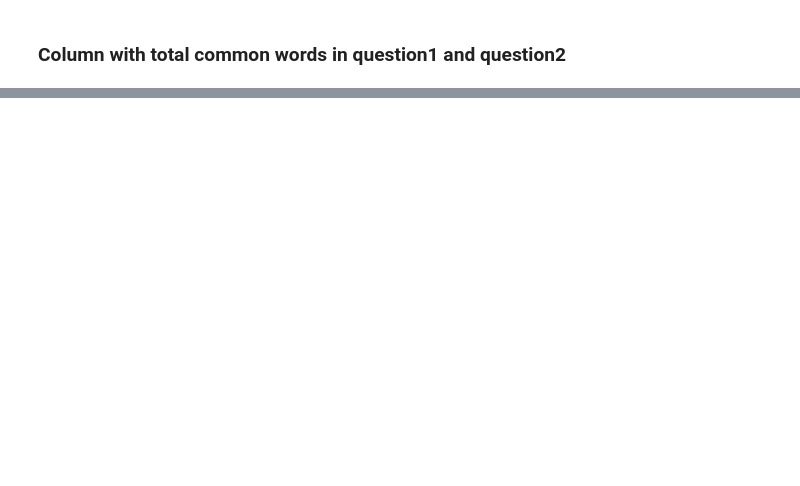
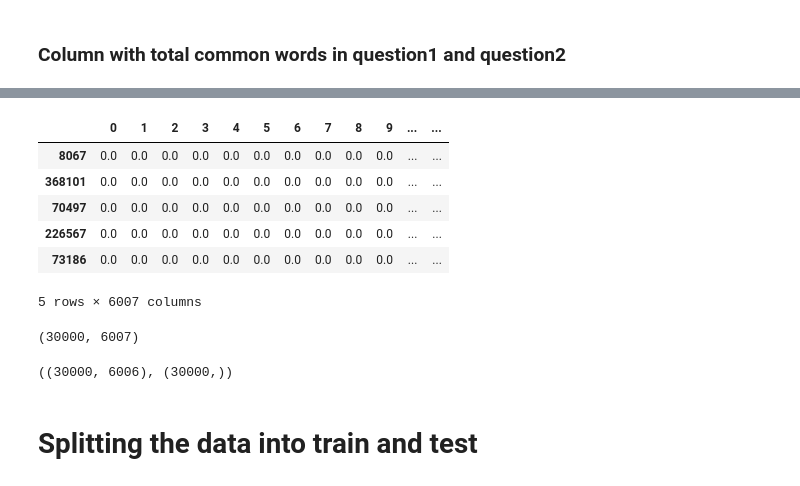
Before and after one commit to yash0307jain/quora-duplicate-question, a Jupyter notebook: model_with_feature_engineering.ipynb, the cells around one changed output, grey strips where cells are left out. Cells and saved outputs as stored; diff of their text form; code cells hidden in the pictures; blank space fills up the shorter version.

```diff
--- a/model_with_feature_engineering.ipynb
+++ b/model_with_feature_engineering.ipynb
@@ -90,0 +136,10 @@ df_train.head()
+# %%
+from sklearn.feature_extraction.text import TfidfVectorizer
+tfidf = TfidfVectorizer(max_features=3000)
+# %%
+questions = list(df_train['clean_question1']) + list(df_train['clean_question2'])
+q1_arr, q2_arr = np.vsplit(tfidf.fit_transform(questions).toarray(), 2)
+# %%
+q1 = pd.DataFrame(q1_arr, index=df_train.index)
+q2 = pd.DataFrame(q2_arr, index=df_train.index)
+df = pd.concat([q1, q2], axis=1)
@@ -90,0 +160,5 @@ df_train.head()
+# %%
+df_temp = df_train[['is_duplicate',
+       'q1_char_len', 'q2_char_len', 'q1_word_len', 'q2_word_len',
+       'common_words', 'total_unique_words']]
+df_temp.head()
@@ -90,0 +172,15 @@ df_train.head()
+# %%
+df_final = pd.concat([df, df_temp], axis=1)
+df_final.head()
+# %% [output]
+|  | 0 | 1 | 2 | 3 | 4 | 5 | 6 | 7 | 8 | 9 | ... | ... |
+| 8067 | 0.0 | 0.0 | 0.0 | 0.0 | 0.0 | 0.0 | 0.0 | 0.0 | 0.0 | 0.0 | ... | ... |
+| 368101 | 0.0 | 0.0 | 0.0 | 0.0 | 0.0 | 0.0 | 0.0 | 0.0 | 0.0 | 0.0 | ... | ... |
+| 70497 | 0.0 | 0.0 | 0.0 | 0.0 | 0.0 | 0.0 | 0.0 | 0.0 | 0.0 | 0.0 | ... | ... |
+| 226567 | 0.0 | 0.0 | 0.0 | 0.0 | 0.0 | 0.0 | 0.0 | 0.0 | 0.0 | 0.0 | ... | ... |
+| 73186 | 0.0 | 0.0 | 0.0 | 0.0 | 0.0 | 0.0 | 0.0 | 0.0 | 0.0 | 0.0 | ... | ... |
+5 rows × 6007 columns
+# %%
+df_final.shape
+# %% [output]
+(30000, 6007)
@@ -90,0 +190,6 @@ df_train.head()
+# %%
+X.shape, y.shape
+# %% [output]
+((30000, 6006), (30000,))
+# %% [markdown]
+# Splitting the data into train and test
```
Also changed, not shown: parts of 22 cells of this notebook.
